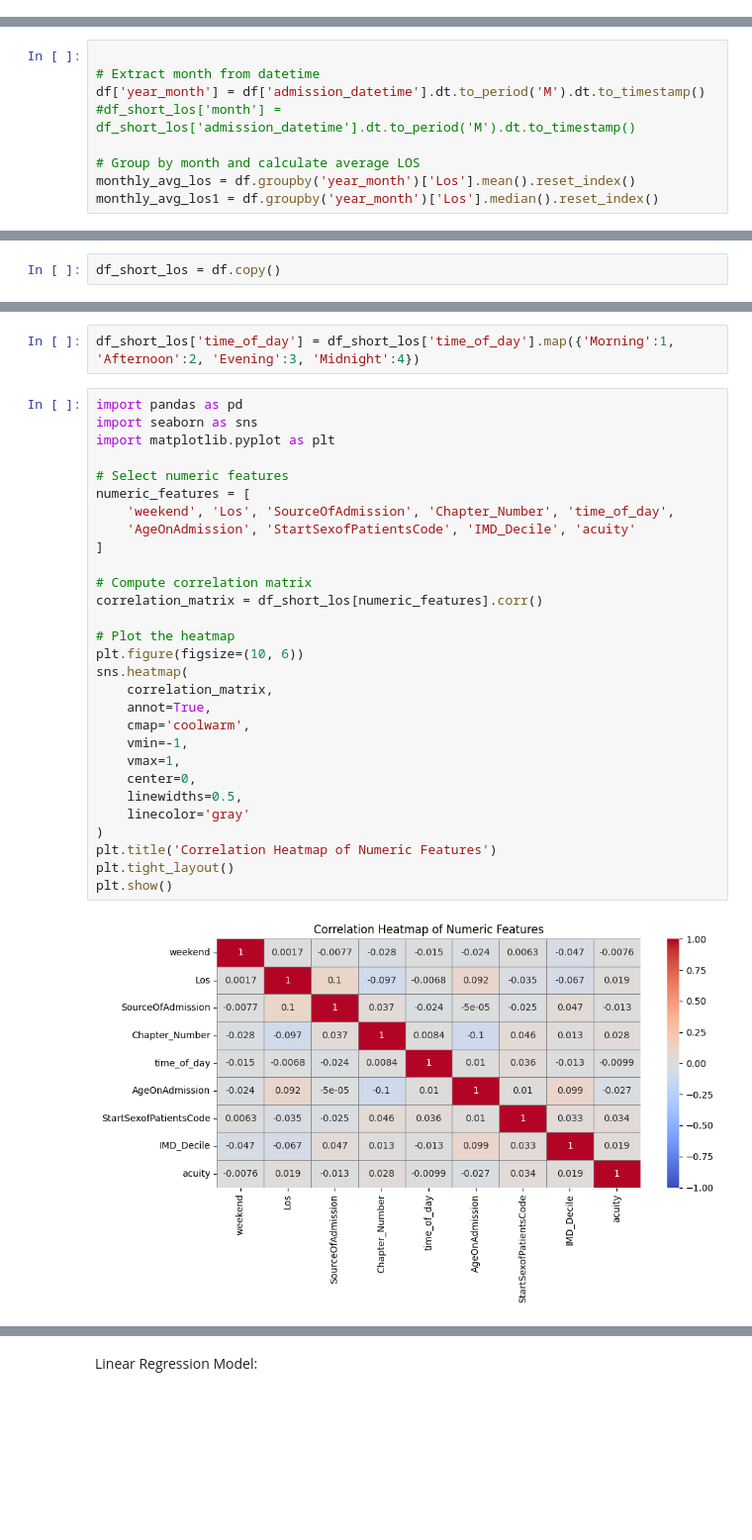
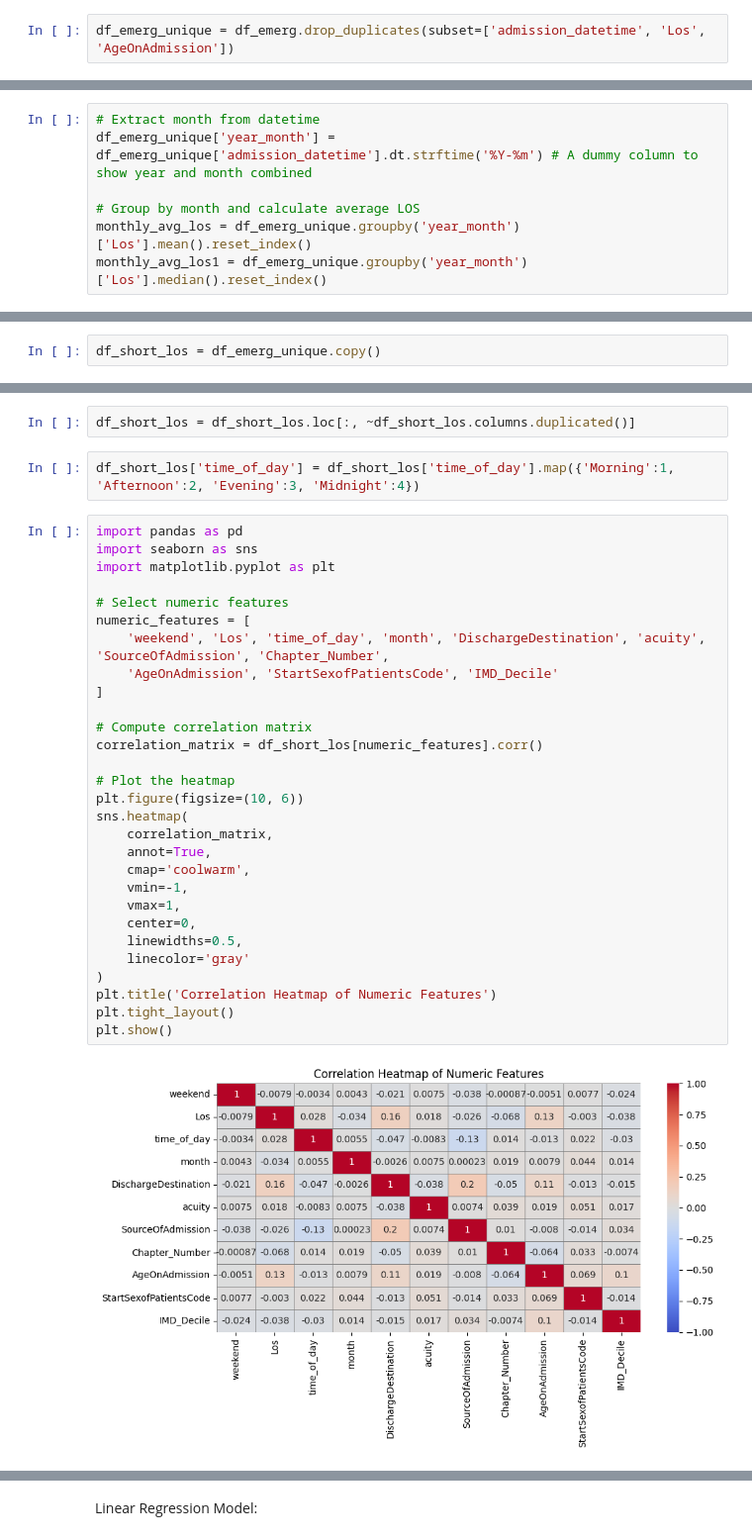
Before and after one commit to jawad-iqbal99/patient_length_of_stay, a Jupyter notebook: notebooks/LOS_EMERG.ipynb, the cells around one changed output, grey strips where cells are left out. Shown at 99% size. Saved outputs shown, nothing was run; the diff lists cells and outputs as text; blank space fills up the shorter version.

```diff
--- a/notebooks/LOS_EMERG.ipynb
+++ b/notebooks/LOS_EMERG.ipynb
@@ -50,0 +49,2 @@ df_emerg = df_emerg.dropna().reset_index()
+# %%
+df_emerg_unique = df_emerg.drop_duplicates(subset=['admission_datetime', 'Los', 'AgeOnAdmission'])
@@ -77,11 +81,9 @@ fig1 = px.bar(
 
 fig1.show()
 # %%
-
 # Extract month from datetime
-df['year_month'] = df['admission_datetime'].dt.to_period('M').dt.to_timestamp()
-#df_short_los['month'] = df_short_los['admission_datetime'].dt.to_period('M').dt.to_timestamp()
+df_emerg_unique['year_month'] = df_emerg_unique['admission_datetime'].dt.strftime('%Y-%m') # A dummy column to show year and month combined
 
 # Group by month and calculate average LOS
-monthly_avg_los = df.groupby('year_month')['Los'].mean().reset_index()
-monthly_avg_los1 = df.groupby('year_month')['Los'].median().reset_index()
+monthly_avg_los = df_emerg_unique.groupby('year_month')['Los'].mean().reset_index()
+monthly_avg_los1 = df_emerg_unique.groupby('year_month')['Los'].median().reset_index()
@@ -249,7 +219,7 @@ fig.update_layout(
 
 fig.show()
 # %%
-df_short_los = df.copy()
+df_short_los = df_emerg_unique.copy()
 # %%
 len(df_short_los)
 # %% [output]
@@ -266,36 +227,38 @@ df_short_los.head(5)
+# %%
+df_short_los = df_short_los.loc[:, ~df_short_los.columns.duplicated()]
 # %%
 df_short_los['time_of_day'] = df_short_los['time_of_day'].map({'Morning':1, 'Afternoon':2, 'Evening':3, 'Midnight':4})
 # %%
 import pandas as pd
 import seaborn as sns
 import matplotlib.pyplot as plt
 
 # Select numeric features
 numeric_features = [
-    'weekend', 'Los', 'SourceOfAdmission', 'Chapter_Number', 'time_of_day',
-    'AgeOnAdmission', 'StartSexofPatientsCode', 'IMD_Decile', 'acuity'
+    'weekend', 'Los', 'time_of_day', 'month', 'DischargeDestination', 'acuity', 'SourceOfAdmission', 'Chapter_Number',
+    'AgeOnAdmission', 'StartSexofPatientsCode', 'IMD_Decile'
 ]
 
 # Compute correlation matrix
 correlation_matrix = df_short_los[numeric_features].corr()
 
 # Plot the heatmap
 plt.figure(figsize=(10, 6))
 sns.heatmap(
     correlation_matrix,
     annot=True,
     cmap='coolwarm',
     vmin=-1,
     vmax=1,
     center=0,
     linewidths=0.5,
     linecolor='gray'
 )
 plt.title('Correlation Heatmap of Numeric Features')
 plt.tight_layout()
 plt.show()
 # %% [output]
-[figure, old version]
+[figure, new version]
 # %%
 import pandas as pd
 
```
Also changed, not shown: parts of 46 cells of this notebook, 7 other files.
